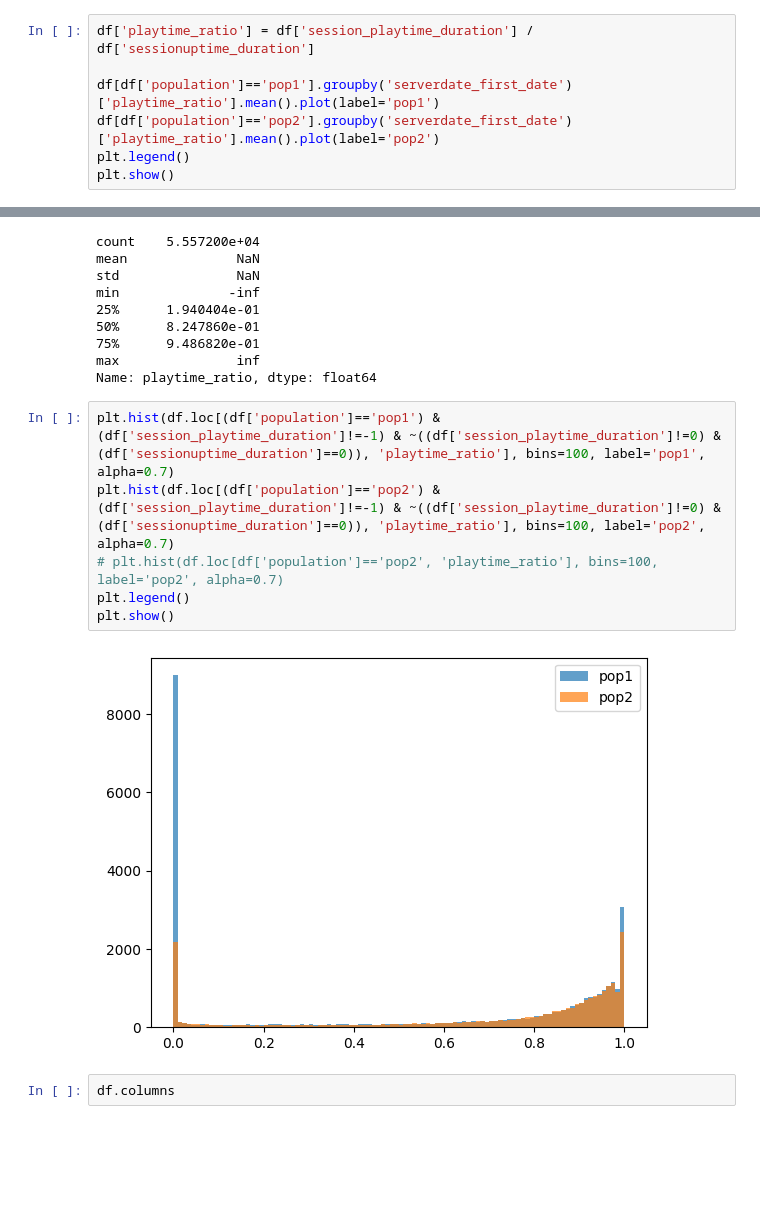
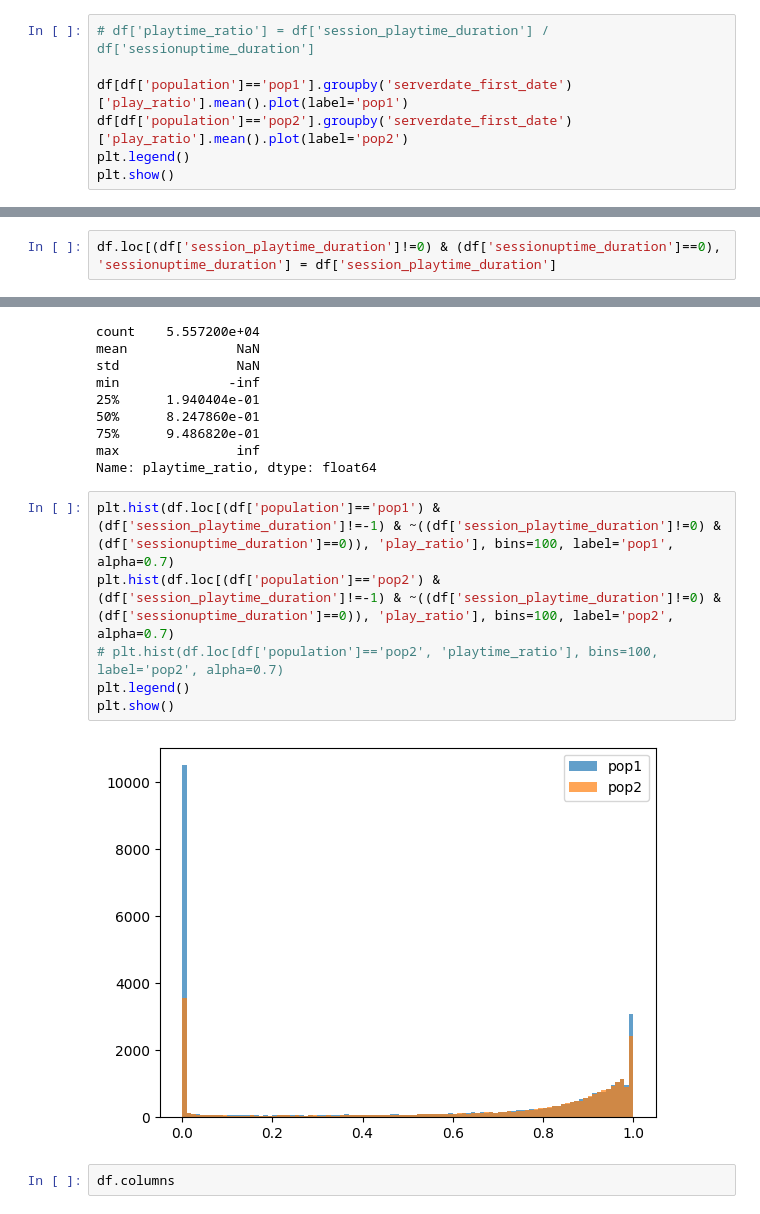
Before and after one commit to Mr28/game-user-engagement-analysis, a Jupyter notebook: Untitled-1.ipynb, the cells around one changed output, grey strips where cells are left out. Drawn from its saved outputs; the diff is of its cells as text; blank space fills up the shorter version.

```diff
--- a/Untitled-1.ipynb
+++ b/Untitled-1.ipynb
@@ -1096,8 +1183,8 @@ plt.show()
 # %%
-df['playtime_ratio'] = df['session_playtime_duration'] / df['sessionuptime_duration']
+# df['playtime_ratio'] = df['session_playtime_duration'] / df['sessionuptime_duration']
 
-df[df['population']=='pop1'].groupby('serverdate_first_date')['playtime_ratio'].mean().plot(label='pop1')
-df[df['population']=='pop2'].groupby('serverdate_first_date')['playtime_ratio'].mean().plot(label='pop2')
+df[df['population']=='pop1'].groupby('serverdate_first_date')['play_ratio'].mean().plot(label='pop1')
+df[df['population']=='pop2'].groupby('serverdate_first_date')['play_ratio'].mean().plot(label='pop2')
 plt.legend()
 plt.show()
 # %% [output]
@@ -1105,3 +1235,5 @@ plt.show()
+# %%
+df.loc[(df['session_playtime_duration']!=0) & (df['sessionuptime_duration']==0), 'sessionuptime_duration'] = df['session_playtime_duration']
 # %%
 df['playtime_ratio'].describe()
 # %% [output]
@@ -1115,13 +1247,13 @@ min              -inf
 max               inf
 Name: playtime_ratio, dtype: float64
 # %%
-plt.hist(df.loc[(df['population']=='pop1') & (df['session_playtime_duration']!=-1) & ~((df['session_playtime_duration']!=0) & (df['sessionuptime_duration']==0)), 'playtime_ratio'], bins=100, label='pop1', alpha=0.7)
-plt.hist(df.loc[(df['population']=='pop2') & (df['session_playtime_duration']!=-1) & ~((df['session_playtime_duration']!=0) & (df['sessionuptime_duration']==0)), 'playtime_ratio'], bins=100, label='pop2', alpha=0.7)
+plt.hist(df.loc[(df['population']=='pop1') & (df['session_playtime_duration']!=-1) & ~((df['session_playtime_duration']!=0) & (df['sessionuptime_duration']==0)), 'play_ratio'], bins=100, label='pop1', alpha=0.7)
+plt.hist(df.loc[(df['population']=='pop2') & (df['session_playtime_duration']!=-1) & ~((df['session_playtime_duration']!=0) & (df['sessionuptime_duration']==0)), 'play_ratio'], bins=100, label='pop2', alpha=0.7)
 # plt.hist(df.loc[df['population']=='pop2', 'playtime_ratio'], bins=100, label='pop2', alpha=0.7)
 plt.legend()
 plt.show()
 # %% [output]
-[figure, old version]
+[figure, new version]
 # %%
 df.columns
 # %% [output]
```
Also changed, not shown: parts of 10 cells of this notebook, 1 other file.
